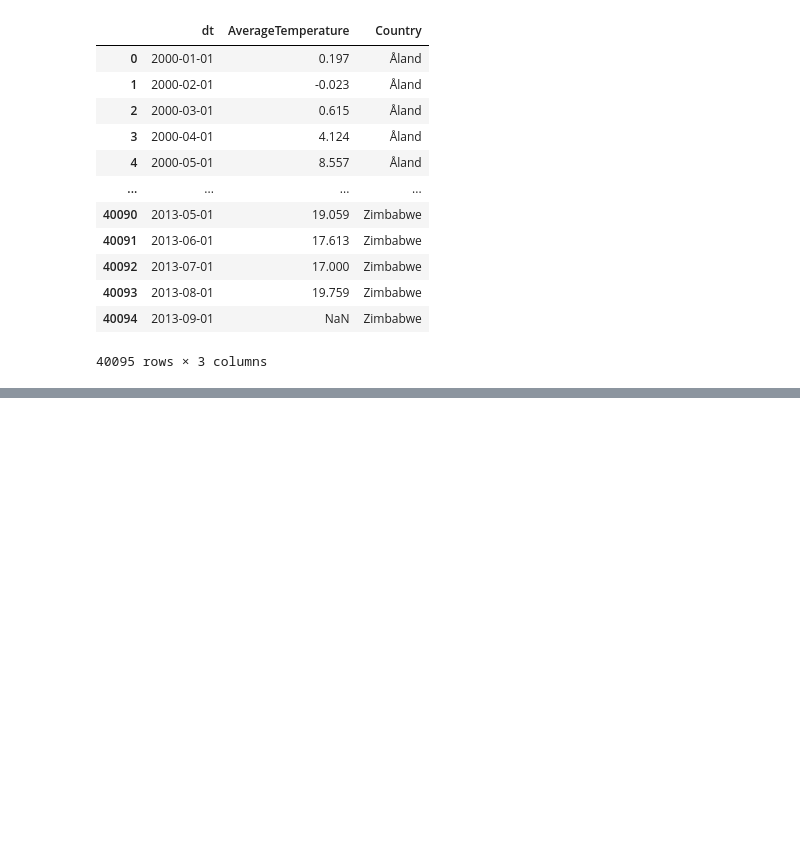
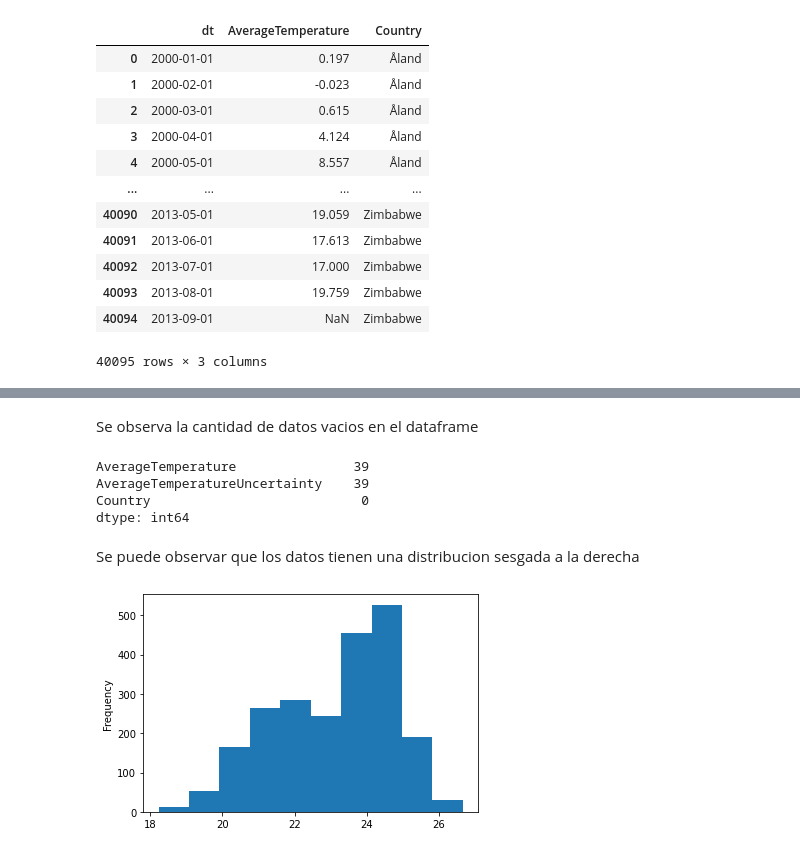
Before and after one commit to JosePabloPonce/Laboratorio-2-Data-Science, a Jupyter notebook: laboratorio.ipynb, the cells around one changed output, grey strips where cells are left out. Saved outputs shown, nothing was run; the diff lists cells and outputs as text; code cells hidden in the pictures; blank space fills up the shorter version.

Commit message:
Guatemala-1

```diff
--- a/laboratorio.ipynb
+++ b/laboratorio.ipynb
@@ -573,0 +592,4 @@ temp1
+# %%
+df_Guatemala = pd.read_csv("GlobalLandTemperaturesByCountry.csv", index_col=0)
+df_Guatemala = df_Guatemala[df_Guatemala['Country'] == 'Guatemala']
+df_Guatemala
@@ -573,0 +641,15 @@ temp1
+# %% [markdown]
+Se observa la cantidad de datos vacios en el dataframe
+# %%
+df_Guatemala.isnull().sum()
+# %% [output]
+AverageTemperature               39
+AverageTemperatureUncertainty    39
+Country                           0
+dtype: int64
+# %% [markdown]
+Se puede observar que los datos tienen una distribucion  sesgada a la derecha
+# %%
+df_Guatemala['AverageTemperature'].plot.hist();
+# %% [output]
+[figure, added]
```
Also changed, not shown: parts of 51 cells of this notebook.
